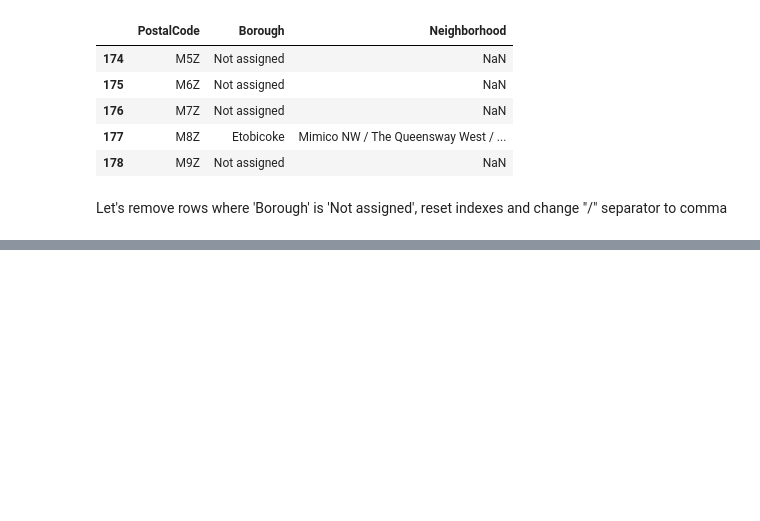
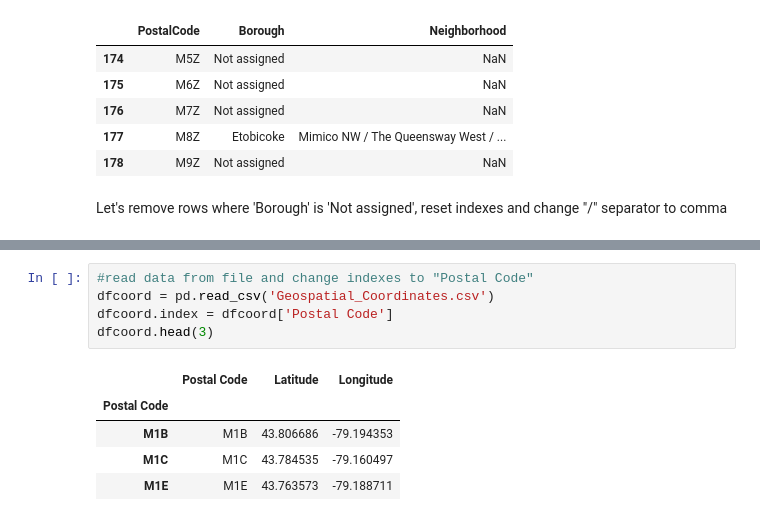
Before and after one commit to YuryKaravan/IBMDataScienseCourse, a Jupyter notebook: ibm.ipynb, the cells around one changed output, grey strips where cells are left out. Saved outputs shown, nothing was run; the diff lists cells and outputs as text; blank space fills up the shorter version.

```diff
--- a/ibm.ipynb
+++ b/ibm.ipynb
@@ -137,0 +165,11 @@ df.shape
+# %%
+#read data from file and change indexes to "Postal Code"
+dfcoord = pd.read_csv('Geospatial_Coordinates.csv')
+dfcoord.index = dfcoord['Postal Code']
+dfcoord.head(3)
+# %% [output]
+|  | Postal Code | Latitude | Longitude |
+| Postal Code |  |  |  |
+| M1B | M1B | 43.806686 | -79.194353 |
+| M1C | M1C | 43.784535 | -79.160497 |
+| M1E | M1E | 43.763573 | -79.188711 |
```
Also changed, not shown: parts of 20 cells of this notebook, 1 other file.
